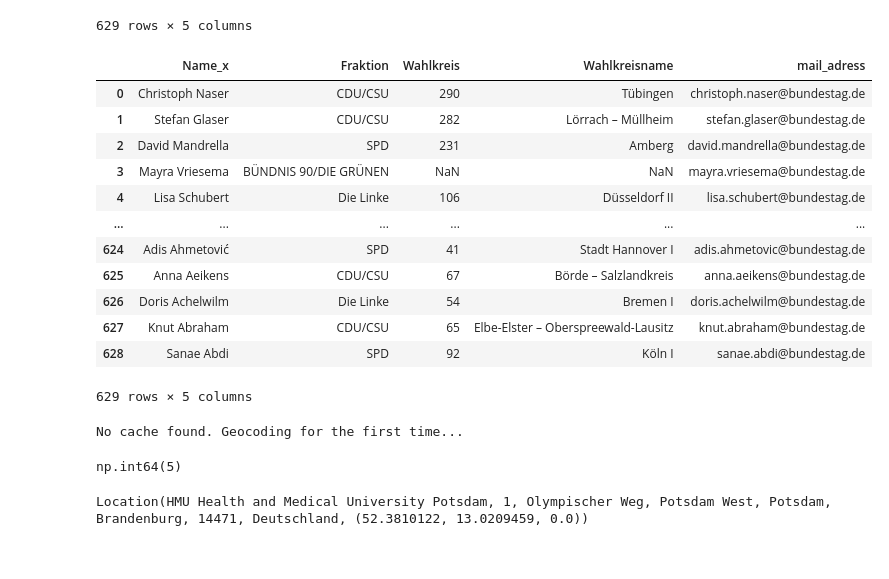
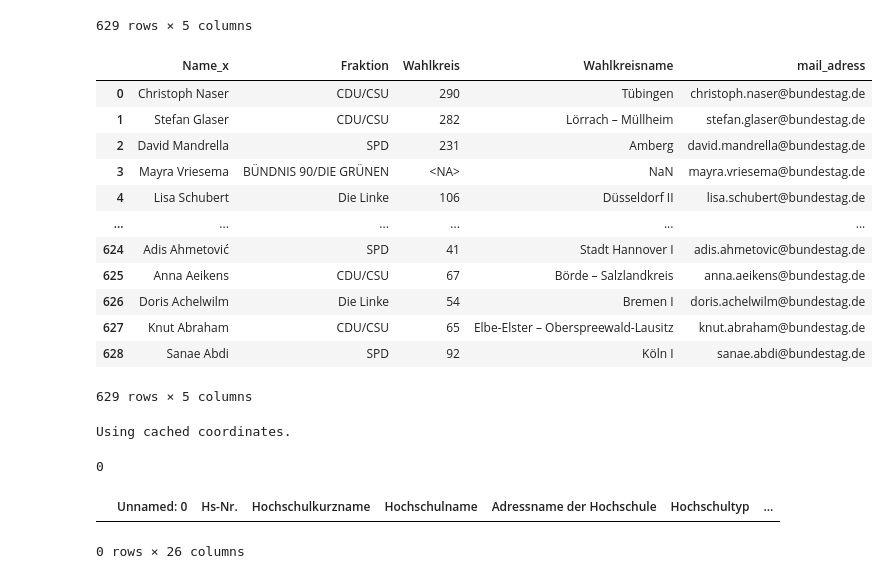
Before and after one commit to michaelgerloff/IchBinHanna_List_MdBs_Universities, a Jupyter notebook: Hanna.ipynb, the cells around one changed output. Drawn from its saved outputs; the diff is of its cells as text; code cells hidden in the pictures.

Commit message:
Add output tables, Excel formatting, robust API calls and environment setup

```diff
--- a/Hanna.ipynb
+++ b/Hanna.ipynb
@@ -2,9 +2,8 @@
 import pandas as pd
 from thefuzz import fuzz
 from thefuzz import process
-#import googlemaps
 import geopandas as gpd
 import matplotlib.pyplot as plt
 import urllib.request, json
-with urllib.request.urlopen('https://www.abgeordnetenwatch.de/api/v2/candidacies-mandates?parliament_period=161&range_end=700') as url:
-    can_man = json.load(url) # used to assign voting districts to member of the Bundestag
+from openpyxl import load_workbook
+from openpyxl.styles import Font
@@ -21,8 +14,10 @@ with urllib.request.urlopen('https://www.abgeordnetenwatch.de/api/v2/candidacies
 # %%
 # Import the document "Kürschners Volkshandbuch", which provides names and E-Mail Adresses
 # The document can be downloaded here: https://www.btg-bestellservice.de/pdf/10037700.pdf; it was converted to a txt file
-myfile = open("Input/Kürschners_Volkshandbuch.txt", "rt")
-file = myfile.read()
+
+with open("Input/Kürschners_Volkshandbuch.txt", "rt") as f:
+    file = f.read()
+
 # Split the huge string into a list of strings at each new line
 txt_into_list = file.split("\n")
 # extract all E-Mail adresses that end with @bundestag.de
@@ -55,6 +50,21 @@ df_mail
 630 rows × 5 columns
 # %%
 #create a dataframe with all current members of the Bundestag from the abgeordnetenwatch JSON
+
+# grab the id of the latest Bundestagswahl
+with urllib.request.urlopen('https://www.abgeordnetenwatch.de/api/v2/parliament-periods') as url:
+    periods = json.load(url)
+latest_election = [i['id'] for i in periods['data'] if i['label'].startswith('Bundestag')][0]
+
+# first call to get the total number of mandates
+with urllib.request.urlopen(f'https://www.abgeordnetenwatch.de/api/v2/candidacies-mandates?parliament_period={latest_election}&range_end=1') as url:
+    get_total = json.load(url)
+api_total = get_total['meta']['result']['total']
+
+# second call to get all mandates using the total count
+with urllib.request.urlopen(f'https://www.abgeordnetenwatch.de/api/v2/candidacies-mandates?parliament_period={latest_election}&range_end={api_total}') as url:
+    can_man = json.load(url)
+
 
 mdb_wkr = pd.DataFrame([
     {
@@ -168,14 +179,16 @@ mdb_final
 | 628 | Sanae Abdi | SPD | 92 | Köln I | sanae.abdi@bundestag.de |
 629 rows × 5 columns
 # %%
+mdb_final['Wahlkreis'] = pd.to_numeric(mdb_final['Wahlkreis'], errors='coerce').astype('Int32')
+
 mdb_final.to_csv('Output/MdBs_Wahlkreise_Mail.csv')
 mdb_final
 # %% [output]
 |  | Name_x | Fraktion | Wahlkreis | Wahlkreisname | mail_adress |
 | 0 | Christoph Naser | CDU/CSU | 290 | Tübingen | christoph.naser@bundestag.de |
 | 1 | Stefan Glaser | CDU/CSU | 282 | Lörrach – Müllheim | stefan.glaser@bundestag.de |
 | 2 | David Mandrella | SPD | 231 | Amberg | david.mandrella@bundestag.de |
-| 3 | Mayra Vriesema | BÜNDNIS 90/­DIE GRÜNEN | NaN | NaN | mayra.vriesema@bundestag.de |
+| 3 | Mayra Vriesema | BÜNDNIS 90/­DIE GRÜNEN | <NA> | NaN | mayra.vriesema@bundestag.de |
 | 4 | Lisa Schubert | Die Linke | 106 | Düsseldorf II | lisa.schubert@bundestag.de |
 | ... | ... | ... | ... | ... | ... |
 | 624 | Adis Ahmetović | SPD | 41 | Stadt Hannover I | adis.ahmetovic@bundestag.de |
@@ -199,6 +212,8 @@ geocode = RateLimiter(geolocator.geocode, min_delay_seconds=1)
 # Download the most current list of German Hochschulen from HRK Hochschulkompass
 # If the link is broken, check: https://www.hochschulkompass.de/hochschulen/downloads.html
 df_hochschulen = pd.read_csv('https://hs-kompass.de/kompass/xml/download/hs_liste.txt', sep='\t', dtype=str, encoding='latin-1')
+# clean the Straße column by stripping anything after a comma
+df_hochschulen['Straße'] = df_hochschulen['Straße'].str.split(',').str[0]
 adress = df_hochschulen['Straße'] + ', ' + df_hochschulen['Postleitzahl (Hausanschrift)'] + ', ' + df_hochschulen['Ort (Hausanschrift)']
 df_hochschulen['Adresse'] = adress
 
@@ -208,10 +223,12 @@ def geocode_hochschulen(df):
     # Geocode all addresses using Nominatim with a 1 second delay to respect rate limits
     # If the address fails, fall back to geocoding by Hochschulname
     locator_list = []
-    for adresse, name in tqdm(zip(df['Adresse'], df['Hochschulname']), total=len(df)):
+    for adresse, name, kurzname in tqdm(zip(df['Adresse'], df['Hochschulname'], df['Hochschulkurzname']), total=len(df)):
         result = geocode(adresse)
         if result is None:
             result = geocode(name)
+            if result is None:
+                result = geocode(kurzname)
         locator_list.append(result)
     ls_longitude = [None if x is None else x.longitude for x in locator_list]
     ls_latitude = [None if x is None else x.latitude for x in locator_list]
@@ -236,13 +253,12 @@ else:
     df_hochschule_lon_lat = geocode_hochschulen(df_hochschulen)
     df_hochschule_lon_lat.to_csv(cache_file)
 # %% [output]
-No cache found. Geocoding for the first time...
+Using cached coordinates.
 # %%
-# TODO There are still some addresses missing
-df_hochschule_lon_lat['Latitude'].isna().sum()
+# Are there still some universities missing?
+print(df_hochschule_lon_lat['Latitude'].isna().sum())
+df_hochschule_lon_lat[df_hochschule_lon_lat['Latitude'].isna()]
 # %% [output]
-np.int64(5)
+0
+|  | Unnamed: 0 | Hs-Nr. | Hochschulkurzname | Hochschulname | Adressname der Hochschule | Hochschultyp | ... |
+0 rows × 26 columns
-# %%
-geocode("HMU Health and Medical University Potsdam")
-# %% [output]
-Location(HMU Health and Medical University Potsdam, 1, Olympischer Weg, Potsdam West, Potsdam, Brandenburg, 14471, Deutschland, (52.3810122, 13.0209459, 0.0))
```
Also changed, not shown: parts of 20 cells of this notebook, 22 other files.
